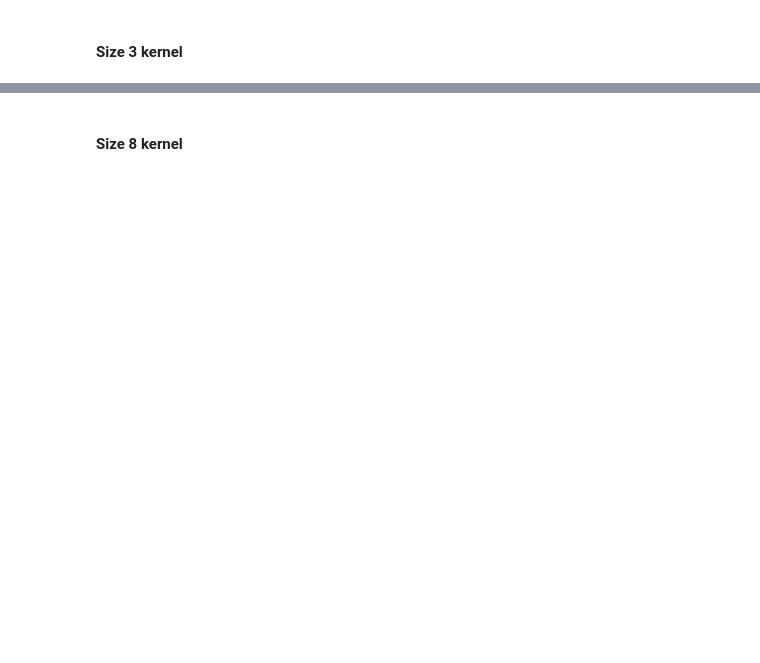
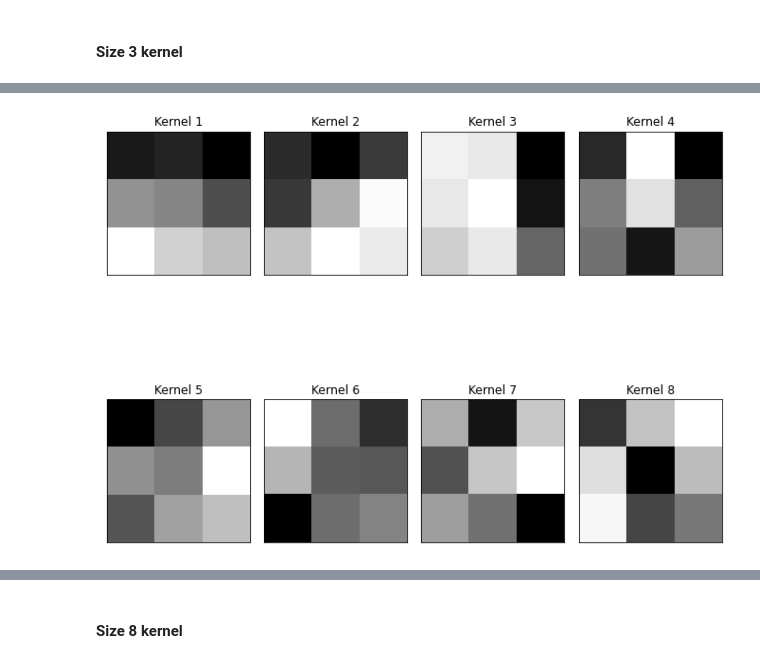
Before and after one commit to msuv08/cnn-handwritten-letter-recognition, a Jupyter notebook: letter_recognition.ipynb, the cells around one changed output, grey strips where cells are left out. Cells and saved outputs as stored; diff of their text form; code cells hidden in the pictures; blank space fills up the shorter version.

```diff
--- a/letter_recognition.ipynb
+++ b/letter_recognition.ipynb
@@ -544,4 +652,6 @@ display_contingency_matrix(len(model_kernel_3.classes), pred, true)
 # %%
 # extract the weights from the learned model
-convk3wts = model_kernel_3.layers[0].weight.data.numpy()
-display_kernels(convk3wts)
+convk3_layer = model_kernel_3.layers[0]
+display_kernels(convk3_layer.weight.data.numpy())
+# %% [output]
+[figure, added]
```
Also changed, not shown: parts of 59 cells of this notebook.
